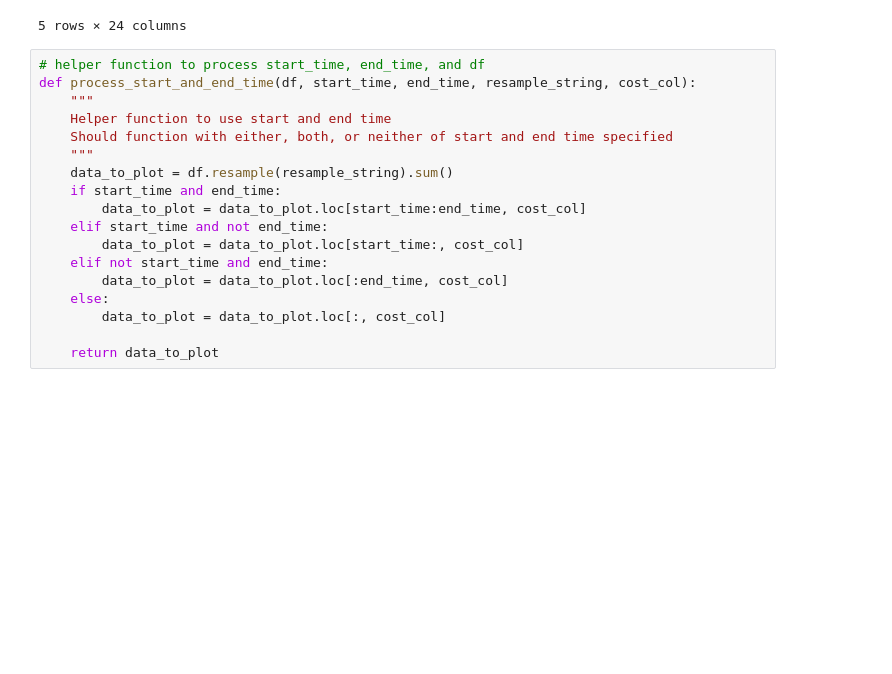
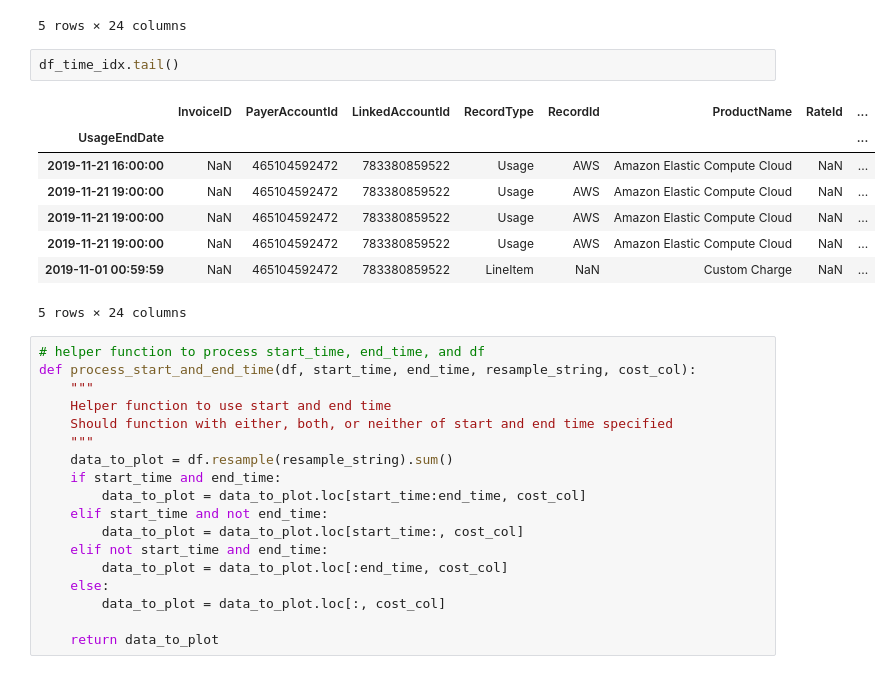
Before and after one commit to robfatland/costnotify, a Jupyter notebook: aws_billing_notebook_with_hvplot_s3fs.ipynb, the cells around one changed output. Drawn from its saved outputs; the diff is of its cells as text; blank space fills up the shorter version.

```diff
--- a/aws_billing_notebook_with_hvplot_s3fs.ipynb
+++ b/aws_billing_notebook_with_hvplot_s3fs.ipynb
@@ -130,6 +148,17 @@ df_time_idx.head()
 | 2019-10-01 01:00:00 | 329746753.0 | 465104592472 | 783380859522 | Usage | AWS | Amazon Elastic Compute Cloud | NaN | ... |
 | 2019-10-01 01:00:00 | 329746753.0 | 465104592472 | 783380859522 | Usage | AWS | Amazon Elastic Compute Cloud | NaN | ... |
 5 rows × 24 columns
+# %%
+df_time_idx.tail()
+# %% [output]
+|  | InvoiceID | PayerAccountId | LinkedAccountId | RecordType | RecordId | ProductName | RateId | ... |
+| UsageEndDate |  |  |  |  |  |  |  | ... |
+| 2019-11-21 16:00:00 | NaN | 465104592472 | 783380859522 | Usage | AWS | Amazon Elastic Compute Cloud | NaN | ... |
+| 2019-11-21 19:00:00 | NaN | 465104592472 | 783380859522 | Usage | AWS | Amazon Elastic Compute Cloud | NaN | ... |
+| 2019-11-21 19:00:00 | NaN | 465104592472 | 783380859522 | Usage | AWS | Amazon Elastic Compute Cloud | NaN | ... |
+| 2019-11-21 19:00:00 | NaN | 465104592472 | 783380859522 | Usage | AWS | Amazon Elastic Compute Cloud | NaN | ... |
+| 2019-11-01 00:59:59 | NaN | 465104592472 | 783380859522 | LineItem | NaN | Custom Charge | NaN | ... |
+5 rows × 24 columns
 # %%
 # helper function to process start_time, end_time, and df
 def process_start_and_end_time(df, start_time, end_time, resample_string, cost_col):
```
Also changed, not shown: parts of 6 cells of this notebook, 1 other file.
